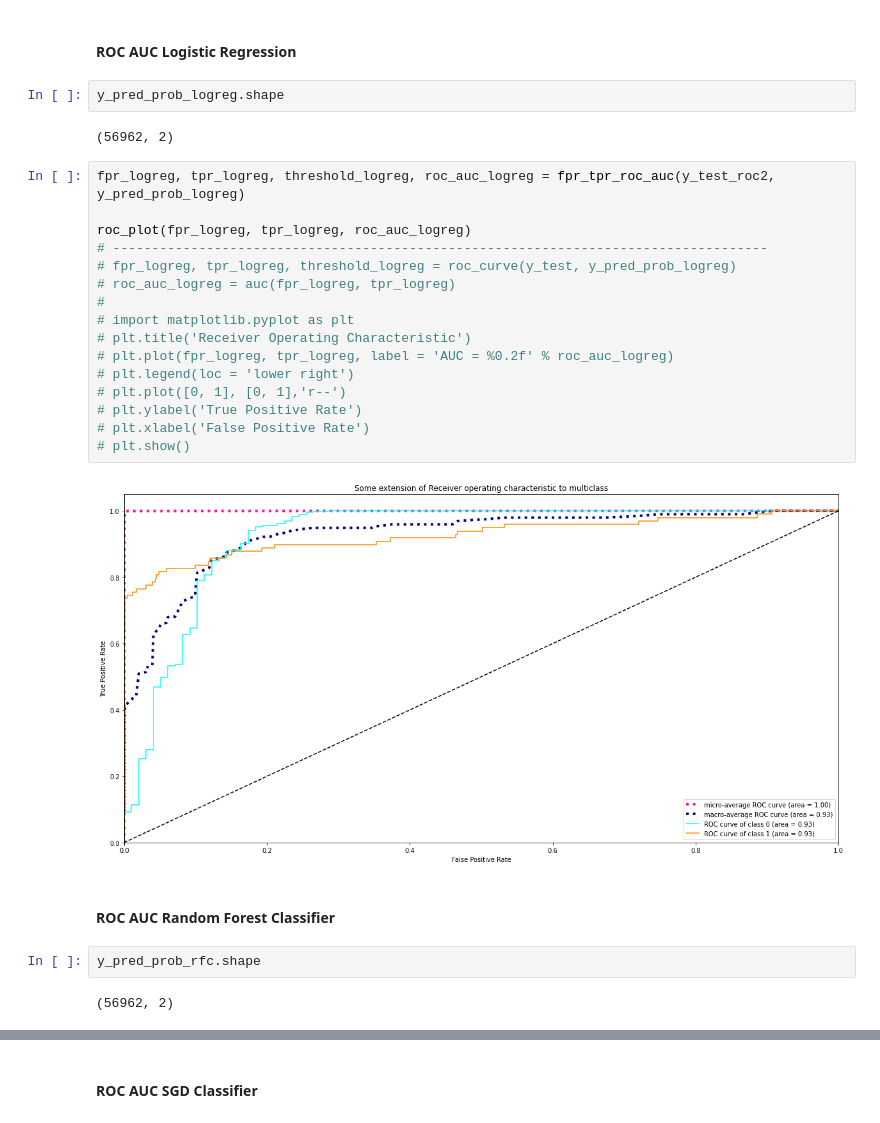
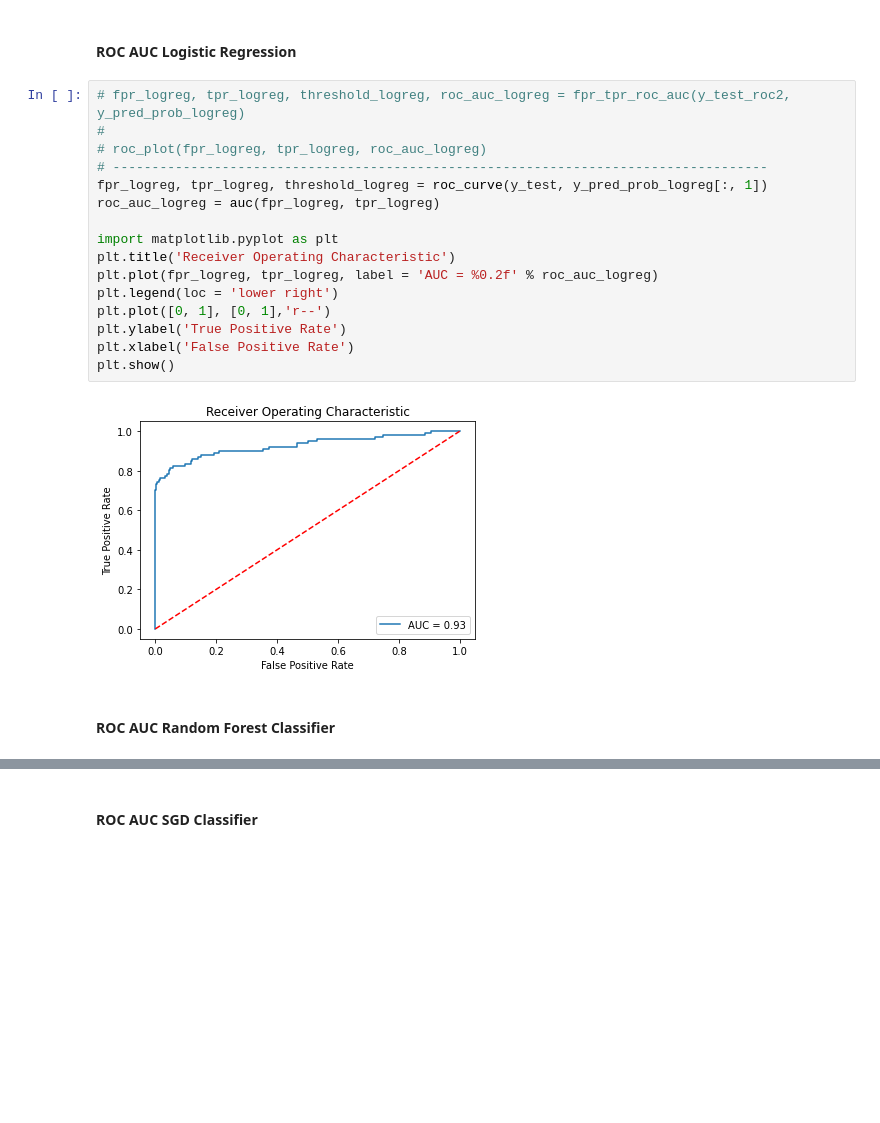
Before and after one commit to ppaszko/um_project, a Jupyter notebook: um_draft.ipynb, the cells around one changed output, grey strips where cells are left out. Cells and saved outputs as stored; diff of their text form; blank space fills up the shorter version.

Commit message:
Plots for second dataset all the same

```diff
--- a/um_draft.ipynb
+++ b/um_draft.ipynb
@@ -981,32 +981,24 @@ def roc_plot(fpr, tpr,roc_auc):
     plt.show()
 # %% [markdown]
 #### ROC AUC Logistic Regression
-# %%
-y_pred_prob_logreg.shape
-# %% [output]
-(56962, 2)
 # %%
-fpr_logreg, tpr_logreg, threshold_logreg, roc_auc_logreg = fpr_tpr_roc_auc(y_test_roc2, y_pred_prob_logreg)
+# fpr_logreg, tpr_logreg, threshold_logreg, roc_auc_logreg = fpr_tpr_roc_auc(y_test_roc2, y_pred_prob_logreg)
+#
+# roc_plot(fpr_logreg, tpr_logreg, roc_auc_logreg)
+# ------------------------------------------------------------------------------------
+fpr_logreg, tpr_logreg, threshold_logreg = roc_curve(y_test, y_pred_prob_logreg[:, 1])
+roc_auc_logreg = auc(fpr_logreg, tpr_logreg)
 
-roc_plot(fpr_logreg, tpr_logreg, roc_auc_logreg)
-# ------------------------------------------------------------------------------------
-# fpr_logreg, tpr_logreg, threshold_logreg = roc_curve(y_test, y_pred_prob_logreg)
-# roc_auc_logreg = auc(fpr_logreg, tpr_logreg)
-#
-# import matplotlib.pyplot as plt
-# plt.title('Receiver Operating Characteristic')
-# plt.plot(fpr_logreg, tpr_logreg, label = 'AUC = %0.2f' % roc_auc_logreg)
-# plt.legend(loc = 'lower right')
-# plt.plot([0, 1], [0, 1],'r--')
-# plt.ylabel('True Positive Rate')
-# plt.xlabel('False Positive Rate')
-# plt.show()
+import matplotlib.pyplot as plt
+plt.title('Receiver Operating Characteristic')
+plt.plot(fpr_logreg, tpr_logreg, label = 'AUC = %0.2f' % roc_auc_logreg)
+plt.legend(loc = 'lower right')
+plt.plot([0, 1], [0, 1],'r--')
+plt.ylabel('True Positive Rate')
+plt.xlabel('False Positive Rate')
+plt.show()
 # %% [output]
-[figure, old version]
+[figure, new version]
 # %% [markdown]
 #### ROC AUC Random Forest Classifier
-# %%
-y_pred_prob_rfc.shape
-# %% [output]
-(56962, 2)
 # %%
```
Also changed, not shown: parts of 5 cells of this notebook.
